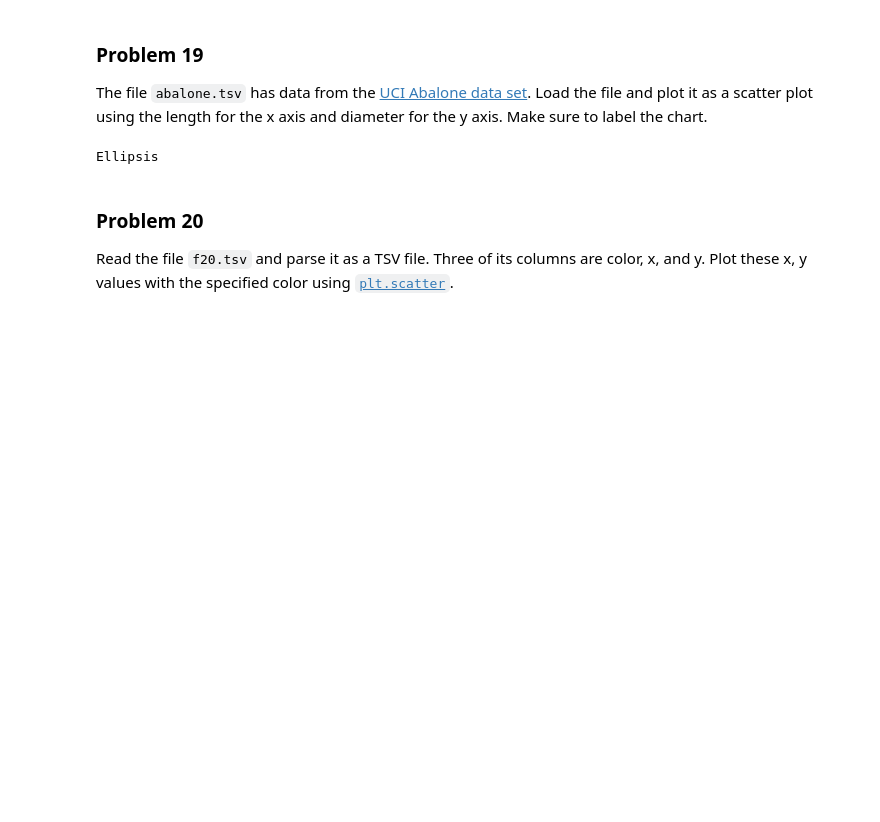
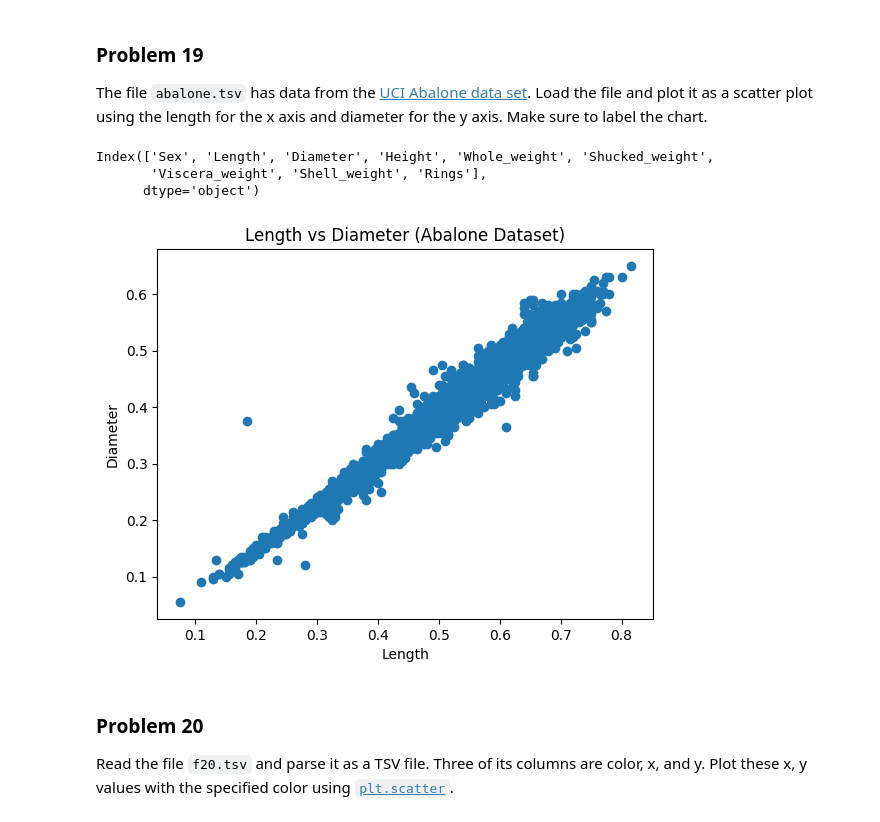
Before and after one commit to apand023/dx602-homework-05, a Jupyter notebook: homework.ipynb, the cells around one changed output. Saved outputs shown, nothing was run; the diff lists cells and outputs as text; code cells hidden in the pictures; blank space fills up the shorter version.

```diff
--- a/homework.ipynb
+++ b/homework.ipynb
@@ -481,12 +481,25 @@ plt.show()
 The file `abalone.tsv` has data from the [UCI Abalone data set](https://archive.ics.uci.edu/dataset/1/abalone).
 Load the file and plot it as a scatter plot using the length for the x axis and diameter for the y axis.
 Make sure to label the chart.
-# %%
-# YOUR CHANGES HERE
-
-...
-# %% [output]
-Ellipsis
+# %%
+# YOUR CHANGES HERE
+
+import matplotlib.pyplot as plt
+
+df = pd.read_csv('abalone.tsv', sep='\t')
+print(df.columns)
+
+
+plt.scatter(df['Length'], df['Diameter'])
+plt.xlabel('Length')
+plt.ylabel('Diameter')
+plt.title('Length vs Diameter (Abalone Dataset)')
+plt.show()
+# %% [output]
+Index(['Sex', 'Length', 'Diameter', 'Height', 'Whole_weight', 'Shucked_weight',
+       'Viscera_weight', 'Shell_weight', 'Rings'],
+      dtype='object')
+[figure, added]
 # %% [markdown]
 ### Problem 20
 
```
Also changed, not shown: parts of 2 cells of this notebook.
